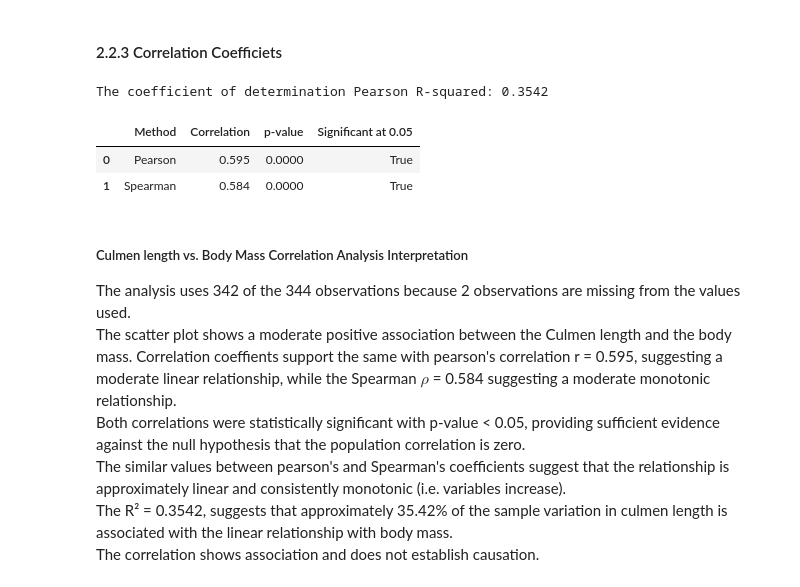
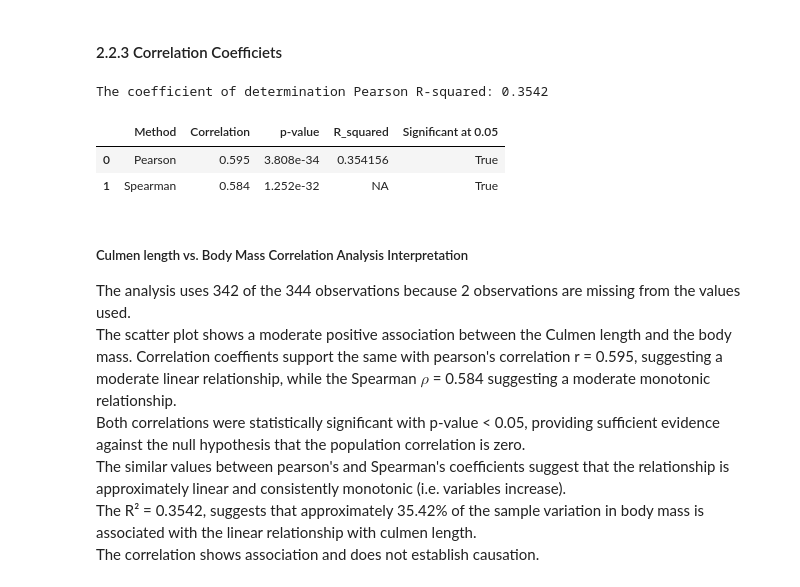
Before and after one commit to m-abdelkawy/data-analysis-msc, a Jupyter notebook: courses/ana500_foundations-of-data-analytics/projects/data_project/python/data_project_part2.ipynb, the cells around one changed output. Drawn from its saved outputs; the diff is of its cells as text; code cells hidden in the pictures.

```diff
--- a/courses/ana500_foundations-of-data-analytics/projects/data_project/python/data_project_part2.ipynb
+++ b/courses/ana500_foundations-of-data-analytics/projects/data_project/python/data_project_part2.ipynb
@@ -460,42 +500,46 @@ pearson = stats.pearsonr(x=culmen_mass["culmen_length_mm"], y=culmen_mass["body_
 
 spearman = stats.spearmanr(a=culmen_mass["culmen_length_mm"], b=culmen_mass["body_mass_g"])
 # print(f"Spearman: r = {spearman.statistic:.3f}, p = {spearman.pvalue:.4f}")
 
 print(f"The coefficient of determination Pearson R-squared: {pearson.statistic ** 2:.4f}")
 
 alpha = 0.05
 
 summary = pd.DataFrame({
     "Method": ["Pearson", "Spearman"],
     "Correlation": [
         pearson.statistic,
         spearman.statistic
     ],
     "p-value": [
         pearson.pvalue,
         spearman.pvalue
     ],
+    "R_squared": [
+        pearson.statistic ** 2,
+        "NA"
+    ],
     "Significant at 0.05": [
         pearson.pvalue <= 0.05,
         spearman.pvalue <= 0.05
     ]
 
 }).style.format({
     "Correlation": "{:.3f}",
-    "p-value": "{:.4f}"
+    "p-value": "{:.4g}"
 })
 
 summary
 # %% [output]
 The coefficient of determination Pearson R-squared: 0.3542
-|  | Method | Correlation | p-value | Significant at 0.05 |
-| 0 | Pearson | 0.595 | 0.0000 | True |
-| 1 | Spearman | 0.584 | 0.0000 | True |
+|  | Method | Correlation | p-value | R_squared | Significant at 0.05 |
+| 0 | Pearson | 0.595 | 3.808e-34 | 0.354156 | True |
+| 1 | Spearman | 0.584 | 1.252e-32 | NA | True |
 # %% [markdown]
 ##### Culmen length vs. Body Mass Correlation Analysis Interpretation
 The analysis uses 342 of the 344 observations because 2 observations are missing from the values used.
 The scatter plot shows a moderate positive association between the Culmen length and the body mass. Correlation coeffients support the same with pearson's correlation r = 0.595, suggesting a moderate linear relationship, while the Spearman $\rho$ = 0.584 suggesting a moderate monotonic relationship.
 Both correlations were statistically significant with p-value < 0.05, providing sufficient evidence against the null hypothesis that the population correlation is zero.
 The similar values between pearson's and Spearman's coefficients suggest that the relationship is approximately linear and consistently monotonic (i.e. variables increase).
-The R² = 0.3542, suggests that approximately 35.42% of the sample variation in culmen length is associated with the linear relationship with body mass.
+The R² = 0.3542, suggests that approximately 35.42% of the sample variation in body mass is associated with the linear relationship with culmen length.
 The correlation shows association and does not establish causation.
```
Also changed, not shown: parts of 17 cells of this notebook, 4 other files.
